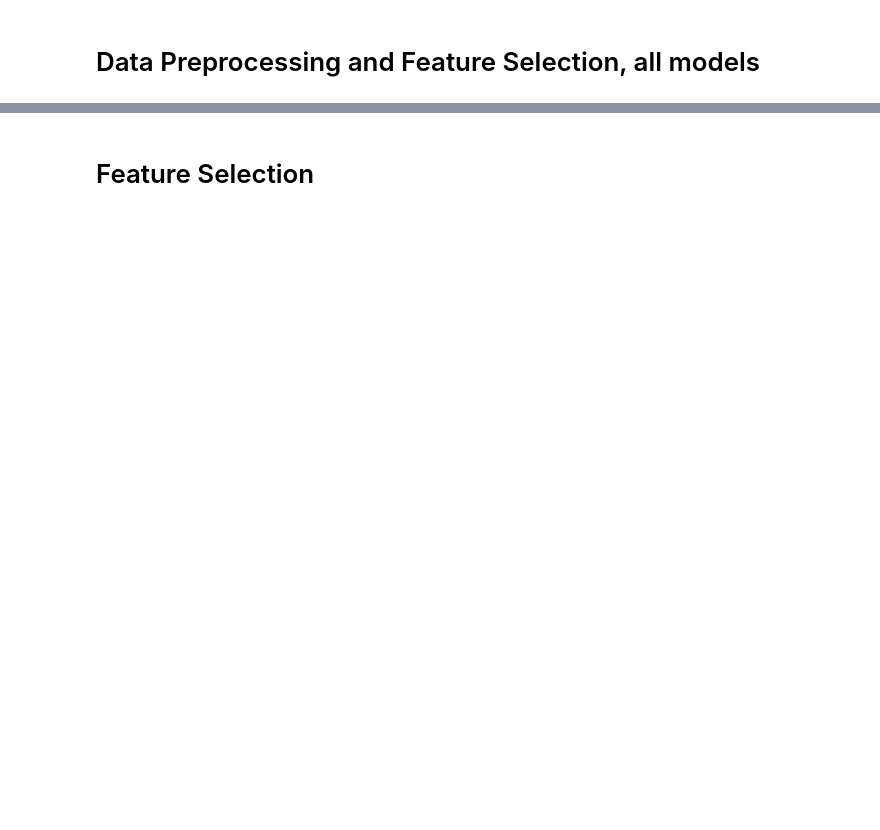
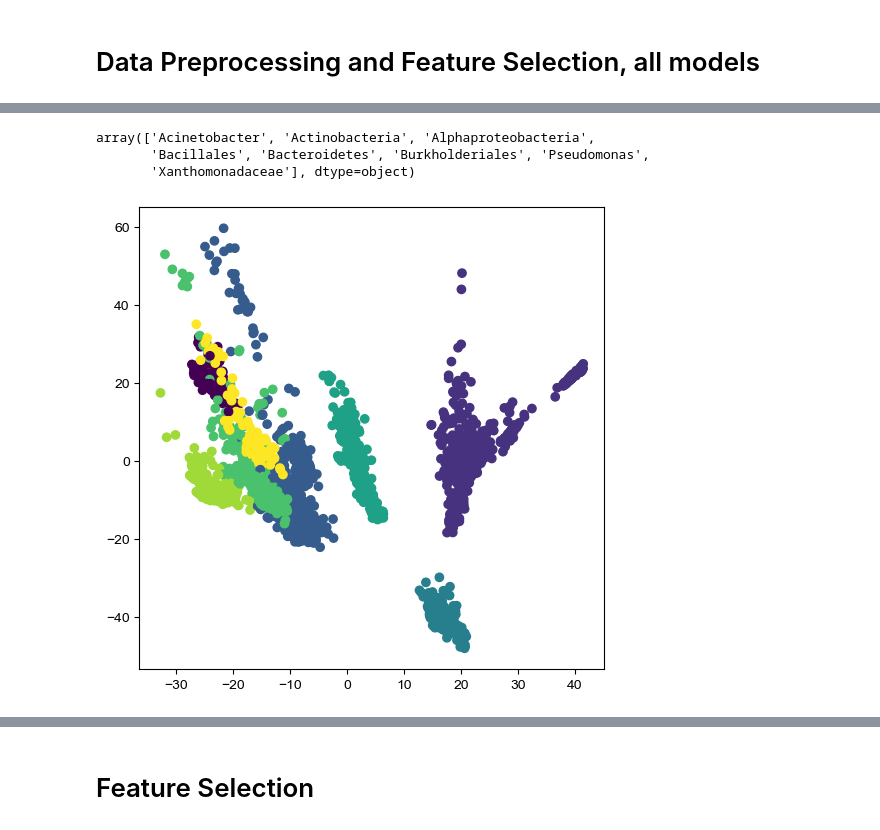
Before and after one commit to ajlukasiewicz/Team_9_MacLearn, a Jupyter notebook: Sarah_Classification.ipynb, the cells around one changed output, grey strips where cells are left out. Cells and saved outputs as stored; diff of their text form; code cells hidden in the pictures; blank space fills up the shorter version.

```diff
--- a/Sarah_Classification.ipynb
+++ b/Sarah_Classification.ipynb
@@ -87,0 +123,21 @@ X_train, X_test, y_train, y_test = train_test_split(X, y, test_size=0.33, strati
+# %%
+orders = order.unique()
+order_numeric = np.zeros((len(orders),1))
+# %%
+orders
+# %% [output]
+array(['Acinetobacter', 'Actinobacteria', 'Alphaproteobacteria',
+       'Bacillales', 'Bacteroidetes', 'Burkholderiales', 'Pseudomonas',
+       'Xanthomonadaceae'], dtype=object)
+# %%
+order_forplotting = order
+# %%
+for idx, val in enumerate(orders):
+    #str_idx = str(idx)
+    order_forplotting = order_forplotting.replace(str(val), idx)
+# %%
+plt.figure(figsize=(6, 6))
+plt.scatter(x,y, c = order_forplotting.ravel())
+plt.show()
+# %% [output]
+[figure, added]
```
Also changed, not shown: parts of 19 cells of this notebook.
